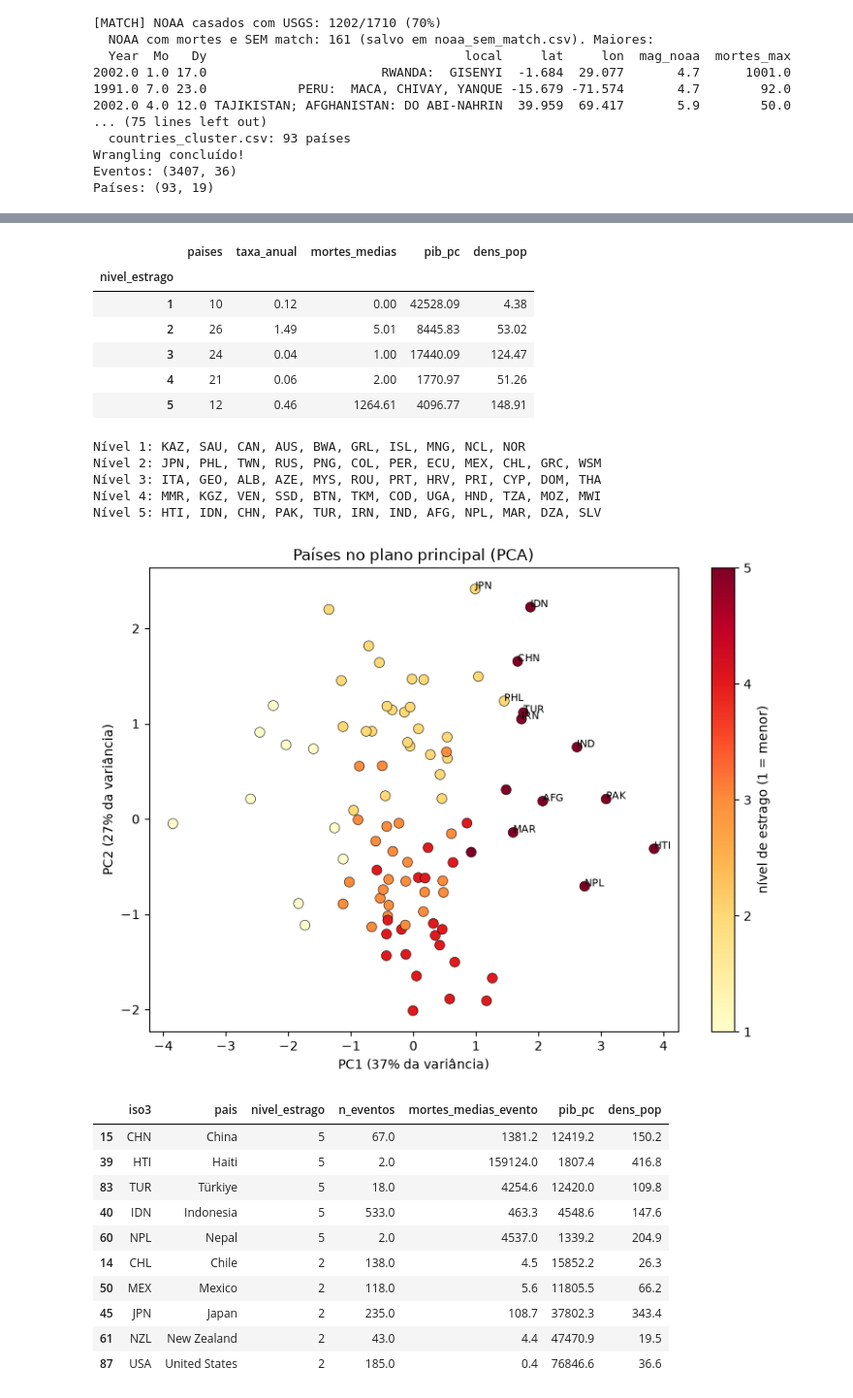
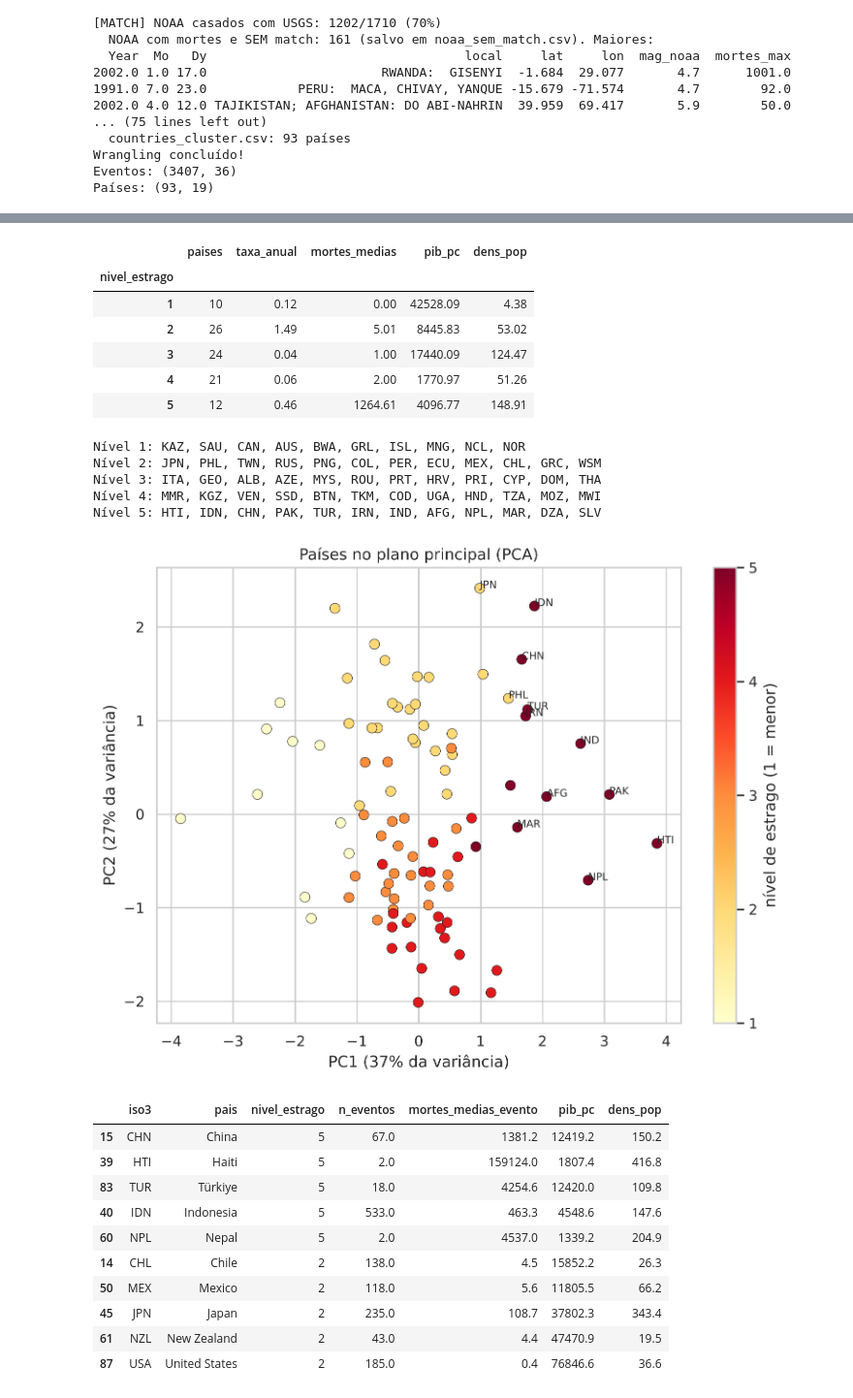
Before and after one commit to EnzoSottoRib/projeto_sismos, a Jupyter notebook: Analise_Sismos.ipynb, the cells around one changed output, grey strips where cells are left out. Shown at 97% size. Cells and saved outputs as stored; diff of their text form; code cells hidden in the pictures.

```diff
--- a/Analise_Sismos.ipynb
+++ b/Analise_Sismos.ipynb
@@ -103,0 +156,13 @@ Países: (93, 19)
+# %%
+import numpy as np
+import pandas as pd
+import matplotlib.pyplot as plt
+import seaborn as sns
+
+pd.set_option("display.width", 1000)
+pd.set_option("display.max_columns", 40)
+sns.set_theme(style="whitegrid")
+SEED = 42
+
+print("=== events_modelo: estrutura e tipos ===")
+eventos.info()
@@ -169,12 +510,13 @@ from sklearn.decomposition import PCA
 from sklearn.metrics import silhouette_score, adjusted_rand_score
 
 # ---------- 1. Dados e parâmetros ----------
-BASE = "https://raw.githubusercontent.com/EnzoSottoRib/projeto_sismos/refs/heads/main/saida"
-paises = pd.read_csv(f"{BASE}/countries_cluster.csv")
+# Usa a tabela gerada pelo wrangling desta execução (antes era lida do GitHub)
+paises = pd.read_csv("saida/countries_cluster.csv")
 
 K = 5             # número de clusters (confira nos gráficos da etapa 2)
 MIN_EVENTOS = 1   # use 3 para testar sem países com poucos eventos
 SEED = 42
+K_ESCOLHIDO = K
 
 base = paises[paises["n_eventos"] >= MIN_EVENTOS].reset_index(drop=True)
 X = pd.DataFrame({
@@ -247,16 +589,16 @@ indicador.to_csv("paises_clusters.csv", index=False)
 |  | paises | taxa_anual | mortes_medias | pib_pc | dens_pop |
 | nivel_estrago |  |  |  |  |  |
 | 1 | 10 | 0.12 | 0.00 | 42528.09 | 4.38 |
 | 2 | 26 | 1.49 | 5.01 | 8445.83 | 53.02 |
 | 3 | 24 | 0.04 | 1.00 | 17440.09 | 124.47 |
 | 4 | 21 | 0.06 | 2.00 | 1770.97 | 51.26 |
 | 5 | 12 | 0.46 | 1264.61 | 4096.77 | 148.91 |
 Nível 1: KAZ, SAU, CAN, AUS, BWA, GRL, ISL, MNG, NCL, NOR
 Nível 2: JPN, PHL, TWN, RUS, PNG, COL, PER, ECU, MEX, CHL, GRC, WSM
 Nível 3: ITA, GEO, ALB, AZE, MYS, ROU, PRT, HRV, PRI, CYP, DOM, THA
 Nível 4: MMR, KGZ, VEN, SSD, BTN, TKM, COD, UGA, HND, TZA, MOZ, MWI
 Nível 5: HTI, IDN, CHN, PAK, TUR, IRN, IND, AFG, NPL, MAR, DZA, SLV
-[figure, old version]
+[figure, new version]
 |  | iso3 | pais | nivel_estrago | n_eventos | mortes_medias_evento | pib_pc | dens_pop |
 | 15 | CHN | China | 5 | 67.0 | 1381.2 | 12419.2 | 150.2 |
 | 39 | HTI | Haiti | 5 | 2.0 | 159124.0 | 1807.4 | 416.8 |
```
Also changed, not shown: parts of 63 cells of this notebook.
